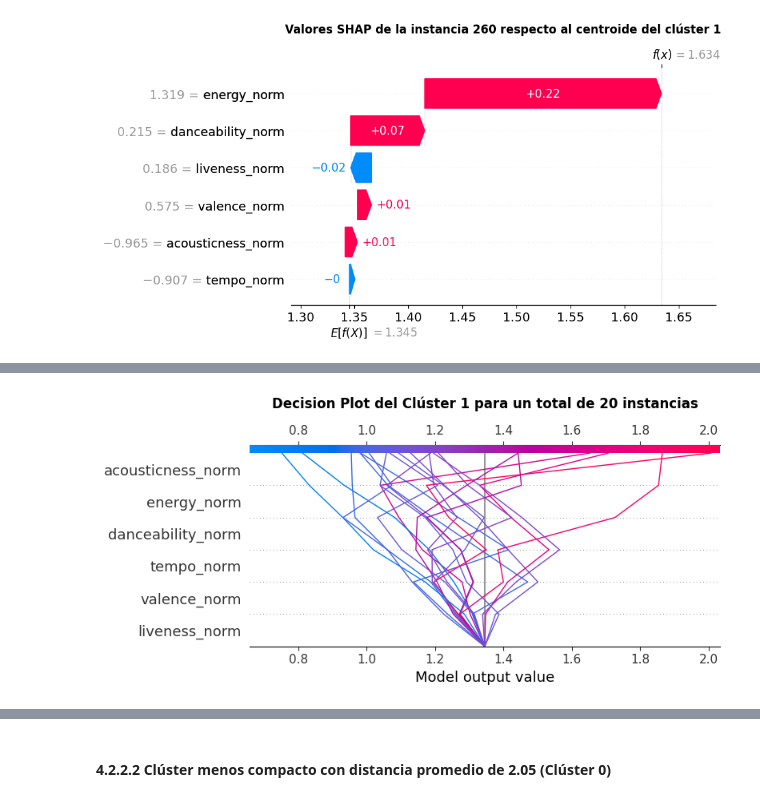
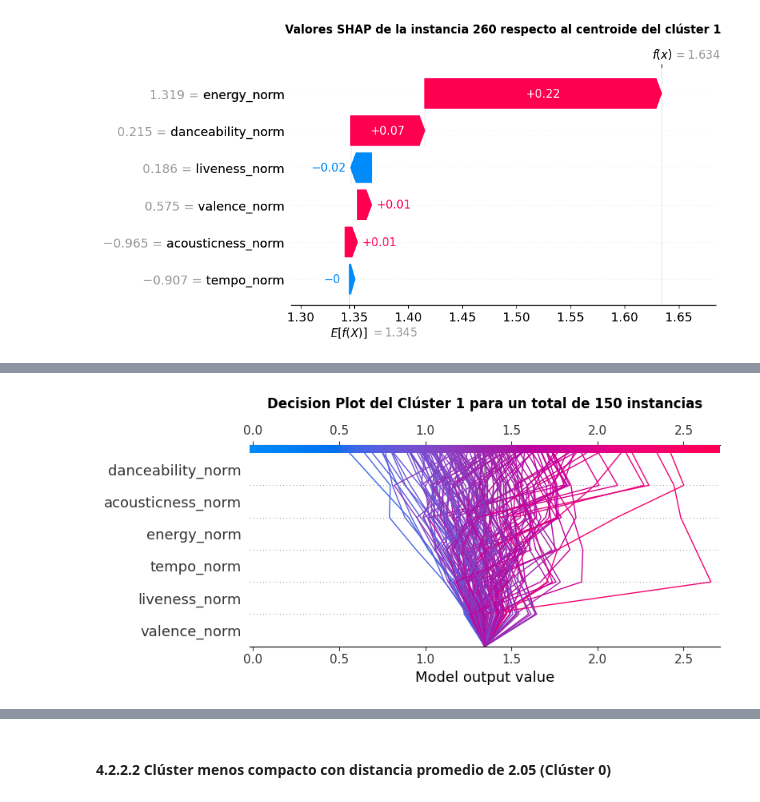
Before and after one commit to marcfpereirauoc/TFG, a Jupyter notebook: 03_explicabilidad_incertidumbre.ipynb, the cells around one changed output, grey strips where cells are left out. Saved outputs shown, nothing was run; the diff lists cells and outputs as text; code cells hidden in the pictures.

Commit message:
Fin de SHAP. Faltan conclusiones de explicabilidad.

```diff
--- a/03_explicabilidad_incertidumbre.ipynb
+++ b/03_explicabilidad_incertidumbre.ipynb
@@ -639,4 +640,4 @@ En la gráfico de la figura , se ha podido visualizar el valor base o valor espe
 # %%
-plot_shap_decision(1, instance_ids=list(range(20)))
+plot_shap_decision(1, list(range(150)))
 # %% [output]
-[figure, old version]
+[figure, new version]
```
Also changed, not shown: parts of 10 cells of this notebook.
